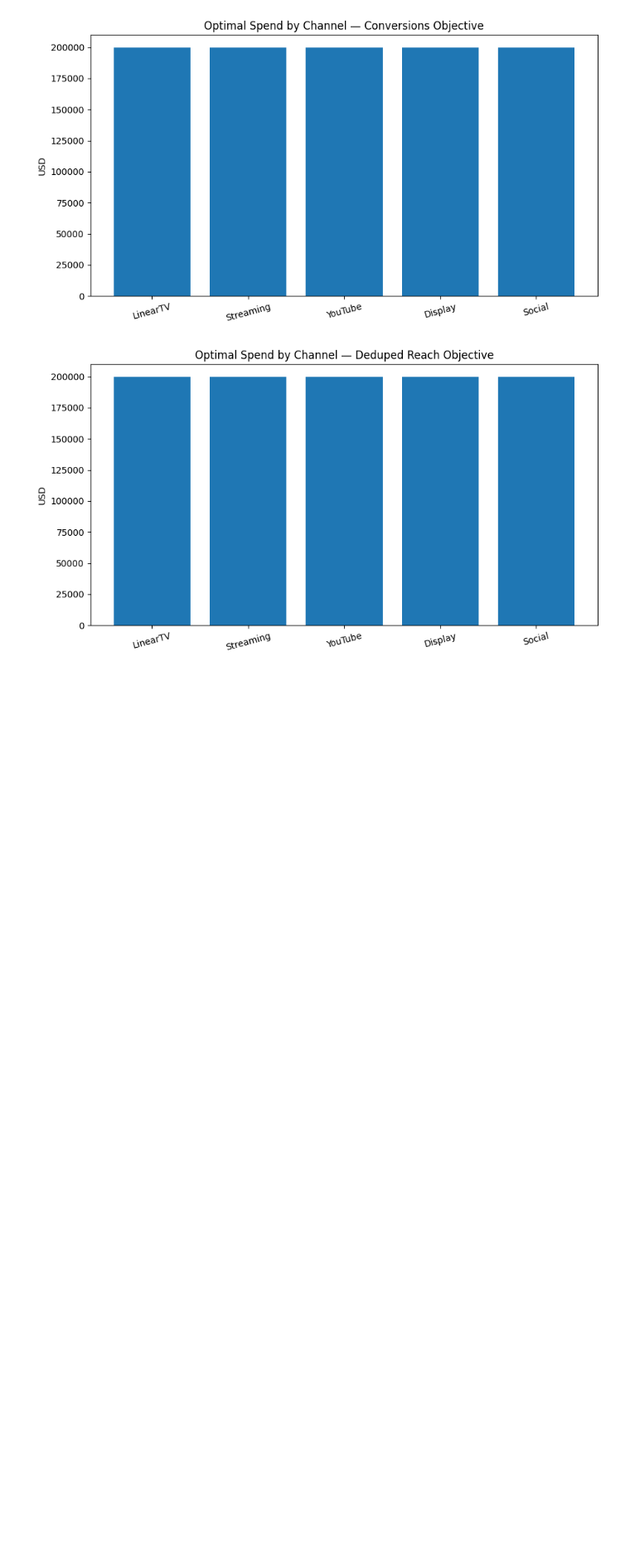
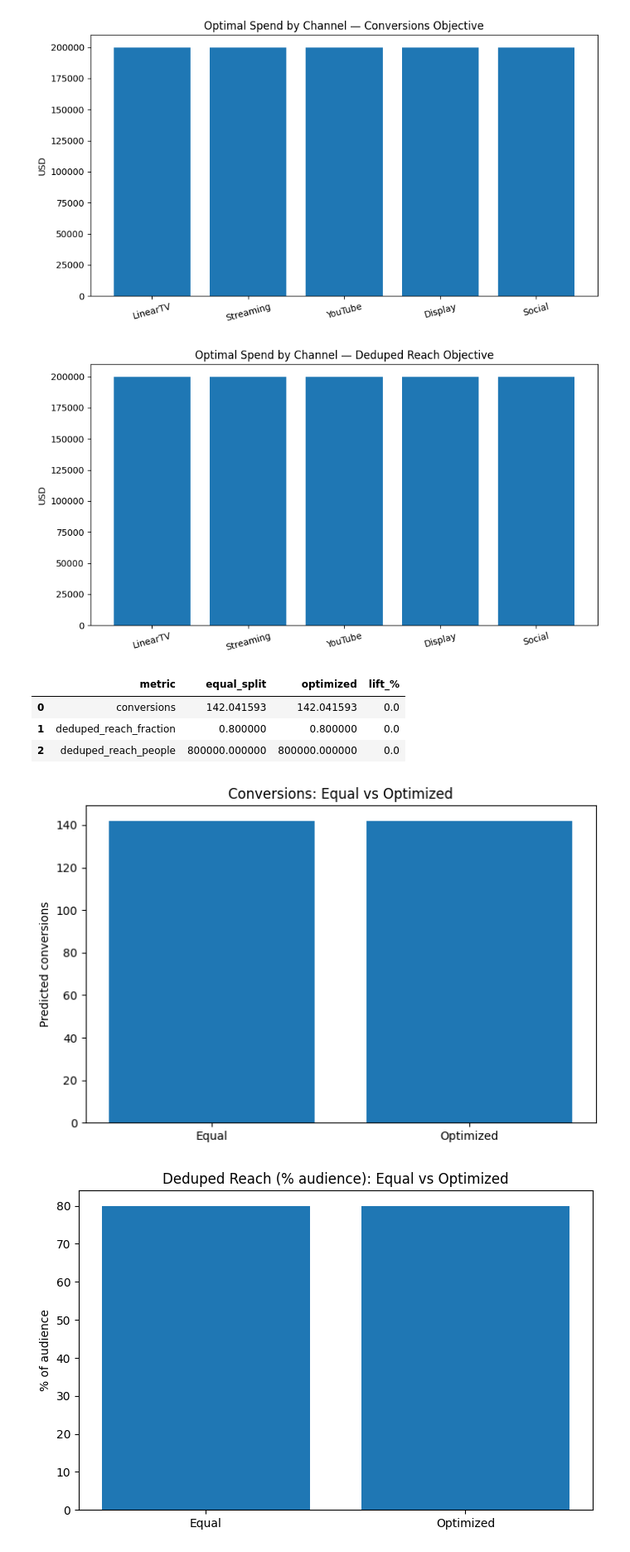
Before and after one commit to aravind-bit/oneplan-ai, a Jupyter notebook: notebooks/05_budget_optimizer.ipynb, the cells around one changed output. Shown: that part at 83% size. Cells and saved outputs as stored; diff of their text form; code cells hidden in the pictures; blank space fills up the shorter version.

```diff
--- a/notebooks/05_budget_optimizer.ipynb
+++ b/notebooks/05_budget_optimizer.ipynb
@@ -251,3 +251,50 @@ plt.show()
 # %% [output]
 [figure]
 [figure]
+# %%
+import numpy as np, pandas as pd
+
+# Reuse: channels, conv_funcs, CPM, overlap_df, obj_conversions, obj_reach, deduped_reach, AUDIENCE_SIZE, BUDGET
+
+# 1) Equal-split baseline
+eq_spend = np.full(len(channels), BUDGET/len(channels))
+eq_conv = -obj_conversions(eq_spend, channels, conv_funcs)
+eq_reach_frac = -obj_reach(eq_spend, channels, {ch: CPM[ch] for ch in channels}, overlap_df)
+
+# 2) Optimized results already computed:
+opt_conv = -res_conv.fun
+opt_reach_frac = -res_reach.fun
+
+# 3) Summarize
+lift_conv = (opt_conv - eq_conv) / eq_conv * 100 if eq_conv > 0 else np.nan
+lift_reach = (opt_reach_frac - eq_reach_frac) / eq_reach_frac * 100 if eq_reach_frac > 0 else np.nan
+
+summary = pd.DataFrame({
+    "metric": ["conversions","deduped_reach_fraction","deduped_reach_people"],
+    "equal_split": [eq_conv, eq_reach_frac, eq_reach_frac*AUDIENCE_SIZE],
+    "optimized": [opt_conv, opt_reach_frac, opt_reach_frac*AUDIENCE_SIZE],
+    "lift_%": [lift_conv, lift_reach, lift_reach]
+})
+summary
+# %% [output]
+|  | metric | equal_split | optimized | lift_% |
+| 0 | conversions | 142.041593 | 142.041593 | 0.0 |
+| 1 | deduped_reach_fraction | 0.800000 | 0.800000 | 0.0 |
+| 2 | deduped_reach_people | 800000.000000 | 800000.000000 | 0.0 |
+# %%
+import matplotlib.pyplot as plt
+
+plt.figure(figsize=(8,5))
+plt.bar(["Equal","Optimized"], [eq_conv, opt_conv])
+plt.title("Conversions: Equal vs Optimized")
+plt.ylabel("Predicted conversions")
+plt.show()
+
+plt.figure(figsize=(8,5))
+plt.bar(["Equal","Optimized"], [eq_reach_frac*100, opt_reach_frac*100])
+plt.title("Deduped Reach (% audience): Equal vs Optimized")
+plt.ylabel("% of audience")
+plt.show()
+# %% [output]
+[figure, added]
+[figure, added]
```
Also changed, not shown: parts of 3 cells of this notebook.
